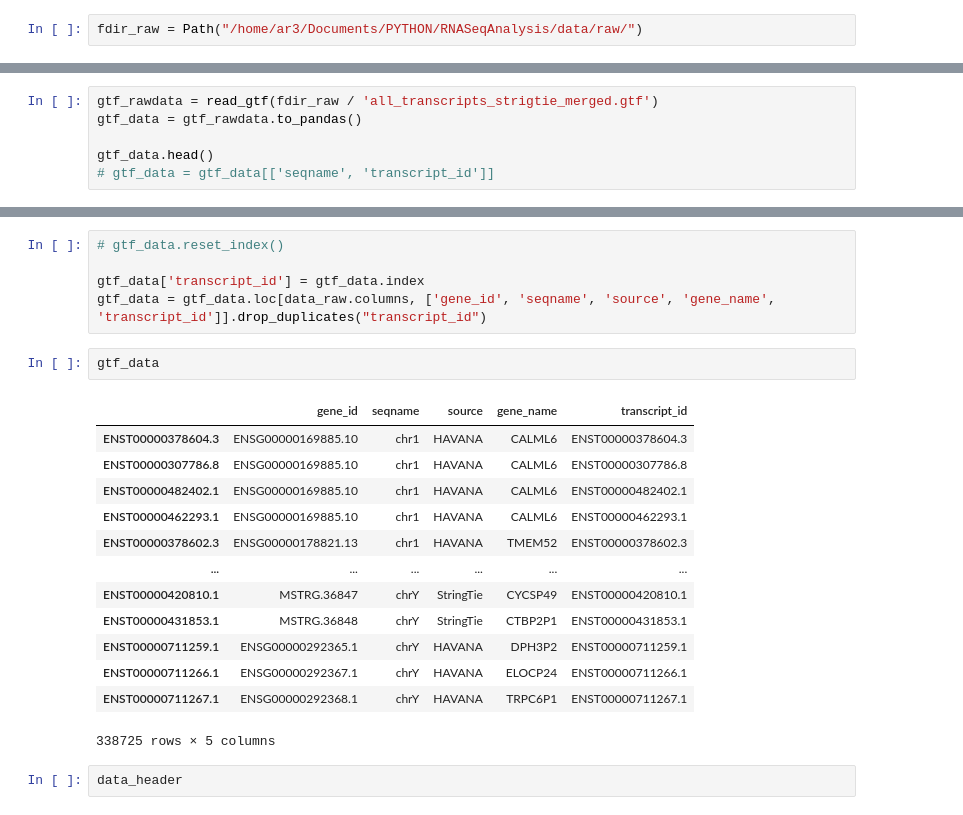
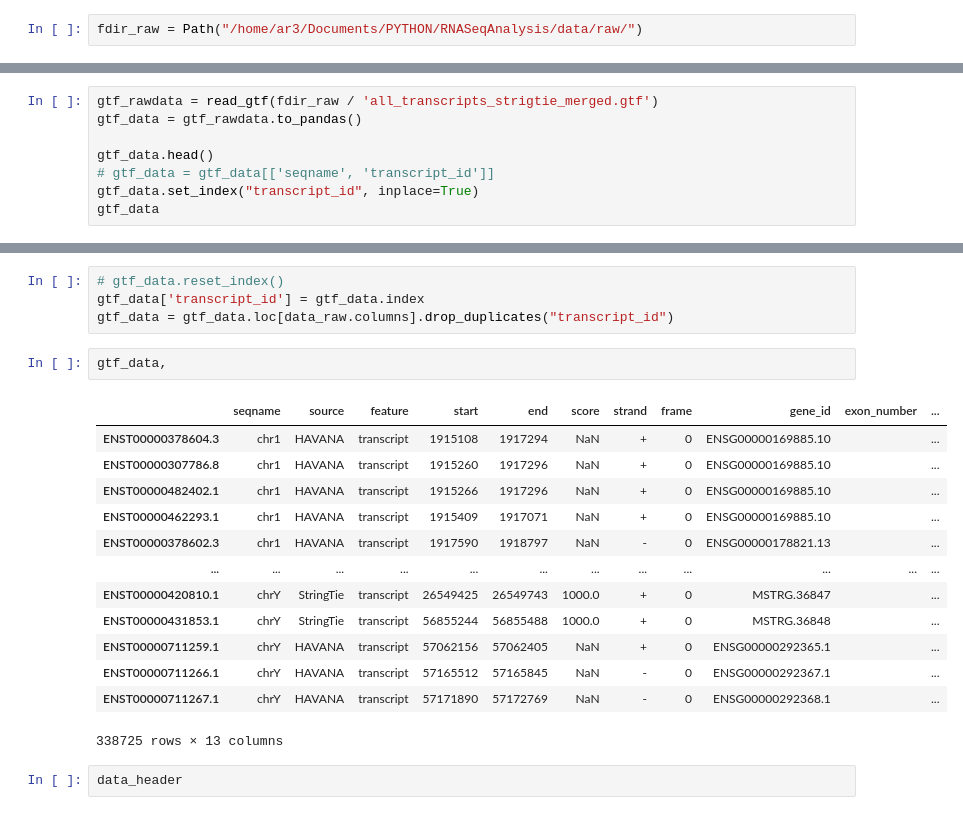
Before and after one commit to zodelheim/sea-infer-rna-seq, a Jupyter notebook: notebooks/anndata_test.ipynb, the cells around one changed output, grey strips where cells are left out. Drawn from its saved outputs; the diff is of its cells as text.

```diff
--- a/notebooks/anndata_test.ipynb
+++ b/notebooks/anndata_test.ipynb
@@ -50,3 +38,5 @@ gtf_data = gtf_rawdata.to_pandas()
 
 gtf_data.head()
 # gtf_data = gtf_data[['seqname', 'transcript_id']]
+gtf_data.set_index("transcript_id", inplace=True)
+gtf_data
@@ -69,24 +59,23 @@ gtf_data.loc[data_raw.columns, ['gene_id', 'seqname', 'source', 'gene_name']]
 # %%
 # gtf_data.reset_index()
-
 gtf_data['transcript_id'] = gtf_data.index
-gtf_data = gtf_data.loc[data_raw.columns, ['gene_id', 'seqname', 'source', 'gene_name', 'transcript_id']].drop_duplicates("transcript_id")
+gtf_data = gtf_data.loc[data_raw.columns].drop_duplicates("transcript_id")
 # %%
-gtf_data
+gtf_data,
 # %% [output]
-|  | gene_id | seqname | source | gene_name | transcript_id |
-| ENST00000378604.3 | ENSG00000169885.10 | chr1 | HAVANA | CALML6 | ENST00000378604.3 |
-| ENST00000307786.8 | ENSG00000169885.10 | chr1 | HAVANA | CALML6 | ENST00000307786.8 |
-| ENST00000482402.1 | ENSG00000169885.10 | chr1 | HAVANA | CALML6 | ENST00000482402.1 |
-| ENST00000462293.1 | ENSG00000169885.10 | chr1 | HAVANA | CALML6 | ENST00000462293.1 |
-| ENST00000378602.3 | ENSG00000178821.13 | chr1 | HAVANA | TMEM52 | ENST00000378602.3 |
-| ... | ... | ... | ... | ... | ... |
-| ENST00000420810.1 | MSTRG.36847 | chrY | StringTie | CYCSP49 | ENST00000420810.1 |
-| ENST00000431853.1 | MSTRG.36848 | chrY | StringTie | CTBP2P1 | ENST00000431853.1 |
-| ENST00000711259.1 | ENSG00000292365.1 | chrY | HAVANA | DPH3P2 | ENST00000711259.1 |
-| ENST00000711266.1 | ENSG00000292367.1 | chrY | HAVANA | ELOCP24 | ENST00000711266.1 |
-| ENST00000711267.1 | ENSG00000292368.1 | chrY | HAVANA | TRPC6P1 | ENST00000711267.1 |
+|  | seqname | source | feature | start | end | score | strand | frame | gene_id | exon_number | ... |
+| ENST00000378604.3 | chr1 | HAVANA | transcript | 1915108 | 1917294 | NaN | + | 0 | ENSG00000169885.10 |  | ... |
+| ENST00000307786.8 | chr1 | HAVANA | transcript | 1915260 | 1917296 | NaN | + | 0 | ENSG00000169885.10 |  | ... |
+| ENST00000482402.1 | chr1 | HAVANA | transcript | 1915266 | 1917296 | NaN | + | 0 | ENSG00000169885.10 |  | ... |
+| ENST00000462293.1 | chr1 | HAVANA | transcript | 1915409 | 1917071 | NaN | + | 0 | ENSG00000169885.10 |  | ... |
+| ENST00000378602.3 | chr1 | HAVANA | transcript | 1917590 | 1918797 | NaN | - | 0 | ENSG00000178821.13 |  | ... |
+| ... | ... | ... | ... | ... | ... | ... | ... | ... | ... | ... | ... |
+| ENST00000420810.1 | chrY | StringTie | transcript | 26549425 | 26549743 | 1000.0 | + | 0 | MSTRG.36847 |  | ... |
+| ENST00000431853.1 | chrY | StringTie | transcript | 56855244 | 56855488 | 1000.0 | + | 0 | MSTRG.36848 |  | ... |
+| ENST00000711259.1 | chrY | HAVANA | transcript | 57062156 | 57062405 | NaN | + | 0 | ENSG00000292365.1 |  | ... |
+| ENST00000711266.1 | chrY | HAVANA | transcript | 57165512 | 57165845 | NaN | - | 0 | ENSG00000292367.1 |  | ... |
+| ENST00000711267.1 | chrY | HAVANA | transcript | 57171890 | 57172769 | NaN | - | 0 | ENSG00000292368.1 |  | ... |
-338725 rows × 5 columns
+338725 rows × 13 columns
 # %%
 data_header
 # %% [output]
```
Also changed, not shown: parts of 13 cells of this notebook, 1 other file.
